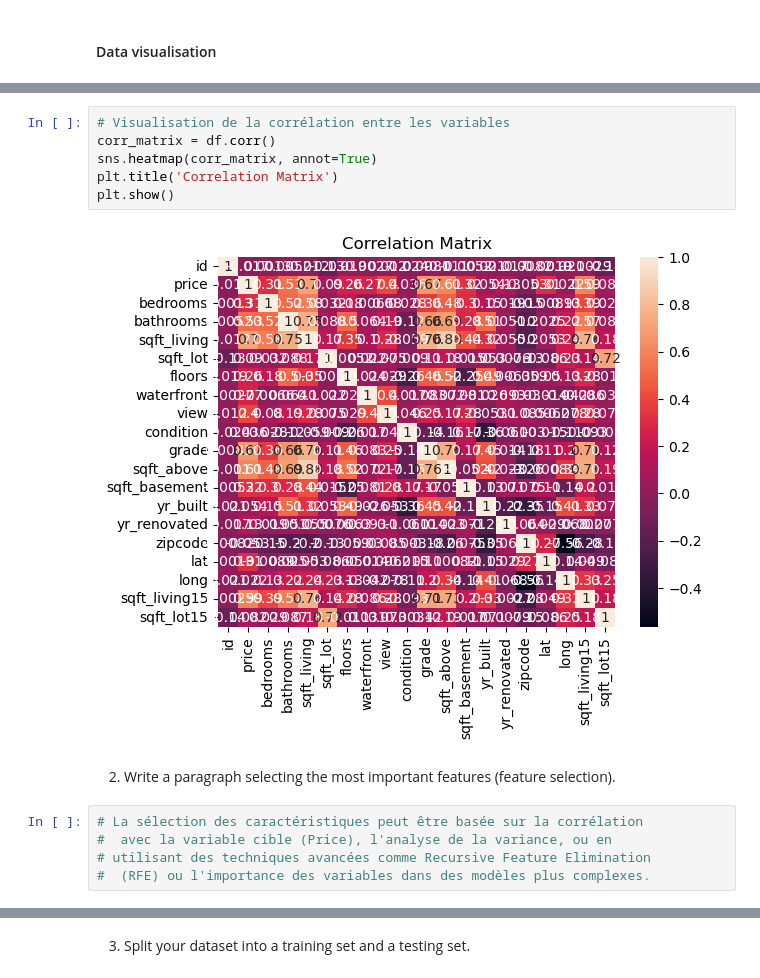
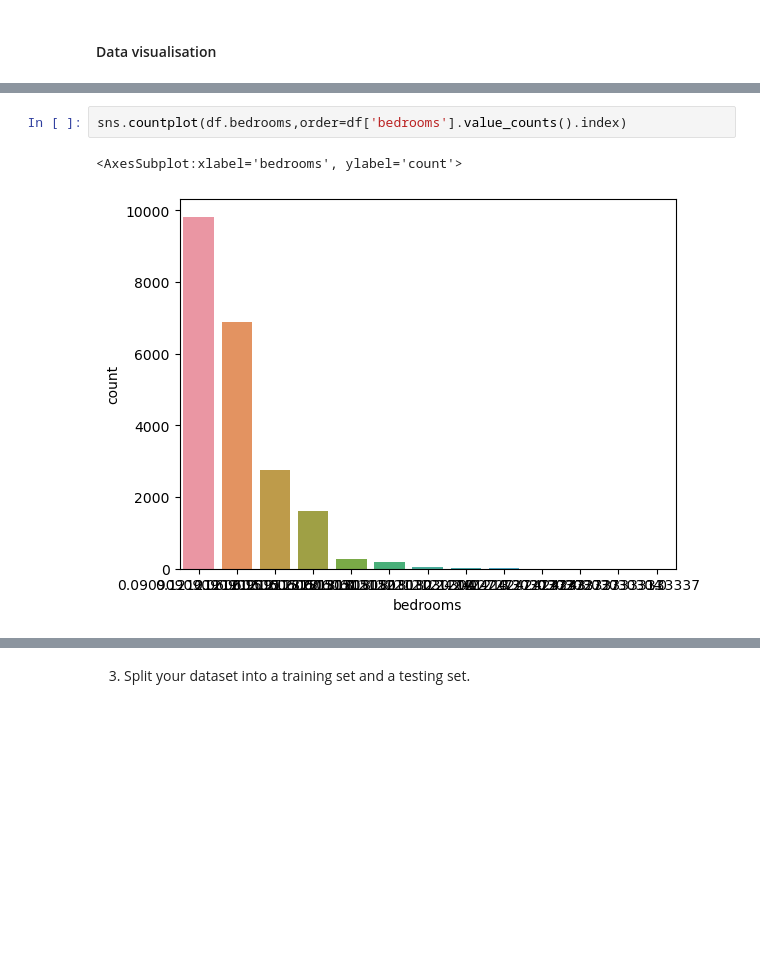
Before and after one commit to fatimaBenazzou/formation-Ai, a Jupyter notebook: Checkpoint3.ipynb, the cells around one changed output, grey strips where cells are left out. Cells and saved outputs as stored; diff of their text form; blank space fills up the shorter version.

```diff
--- a/Checkpoint3.ipynb
+++ b/Checkpoint3.ipynb
@@ -135,15 +128,5 @@ plt.show()
-# %%
-# Visualisation de la corrélation entre les variables
-corr_matrix = df.corr()
-sns.heatmap(corr_matrix, annot=True)
-plt.title('Correlation Matrix')
-plt.show()
-# %% [output]
-[figure, removed]
-# %% [markdown]
-2. Write a paragraph selecting the most important features (feature selection).
-# %%
-# La sélection des caractéristiques peut être basée sur la corrélation
-#  avec la variable cible (Price), l'analyse de la variance, ou en
-# utilisant des techniques avancées comme Recursive Feature Elimination
-#  (RFE) ou l'importance des variables dans des modèles plus complexes.
+# %%
+sns.countplot(df.bedrooms,order=df['bedrooms'].value_counts().index)
+# %% [output]
+<AxesSubplot:xlabel='bedrooms', ylabel='count'>
+[figure, added]
```
Also changed, not shown: parts of 26 cells of this notebook.
